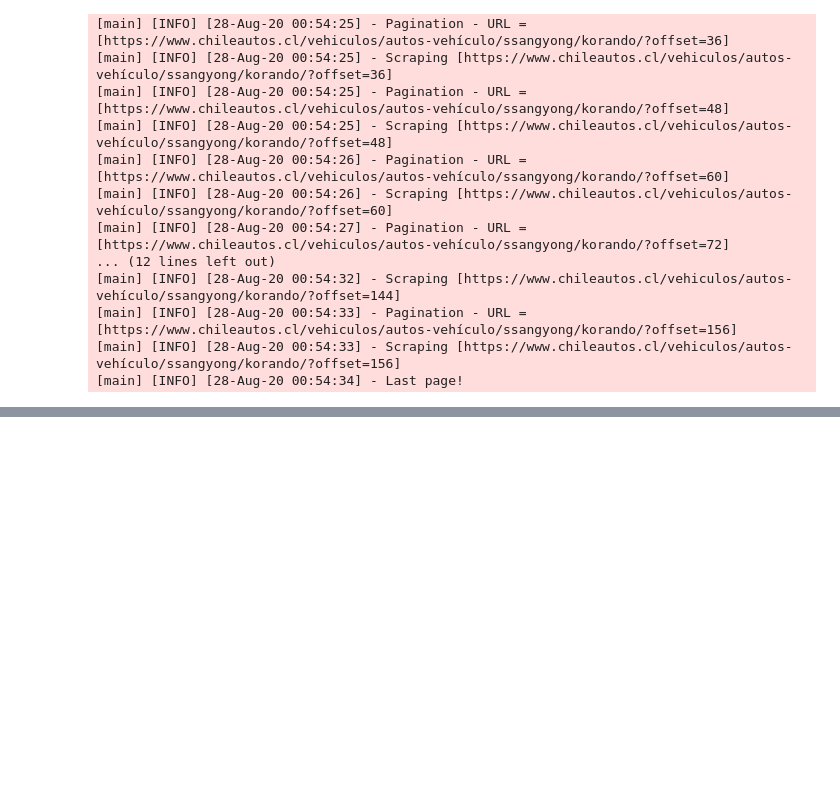
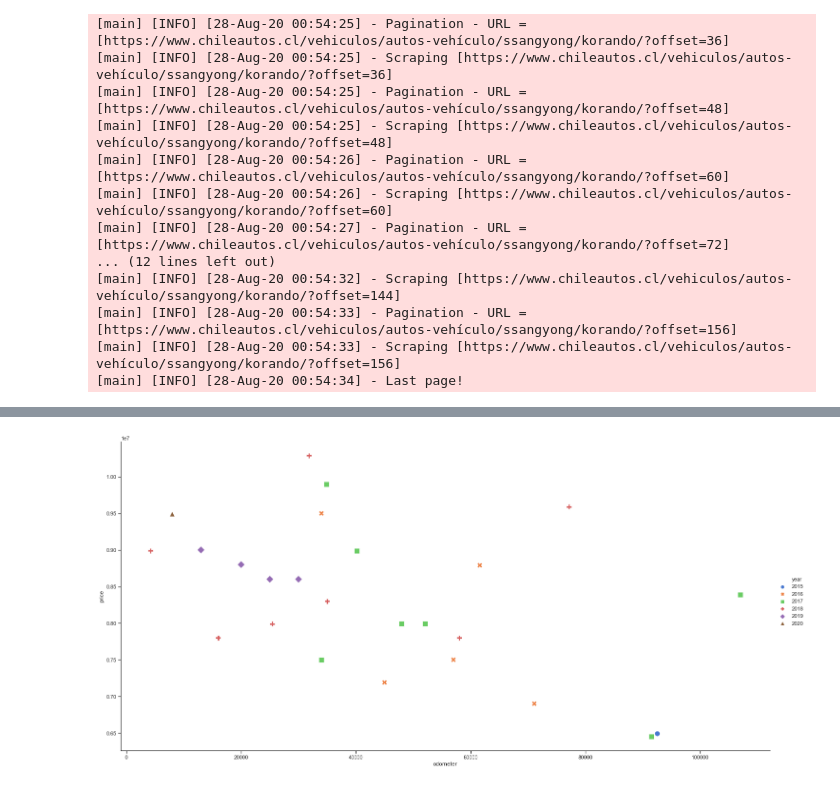
Before and after one commit to nvenegas-oliva/scraping-chileautos, a Jupyter notebook: 20200827.ipynb, the cells around one changed output, grey strips where cells are left out. Saved outputs shown, nothing was run; the diff lists cells and outputs as text; code cells hidden in the pictures; blank space fills up the shorter version.

```diff
--- a/20200827.ipynb
+++ b/20200827.ipynb
@@ -199,0 +227,3 @@ df.head()
+# %%
+url = "https://www.chileautos.cl/vehiculos/autos-veh%C3%ADculo/ssangyong/tivoli/"
+items = scraper(url, pagination_limit=50)
@@ -199,0 +237,3 @@ df.head()
+# %%
+df = pd.DataFrame(items)
+df.head()
@@ -199,0 +247,6 @@ df.head()
+# %%
+df.odometer = df.odometer.str.replace('.', '').str.extract('(\d+)')
+df.odometer = pd.to_numeric(df.odometer, errors='coerce')
+# df.year = pd.to_numeric(df.year, errors='coerce')
+df.price = pd.to_numeric(df.price, errors='coerce')
+df.head()
@@ -199,0 +260,4 @@ df.head()
+# %%
+sns.relplot(x="odometer", y="price", data=df, height=10, aspect=10/5, s=120, palette="muted", hue="year", style="year");
+# %% [output]
+[figure, added]
```
Also changed, not shown: parts of 12 cells of this notebook.
